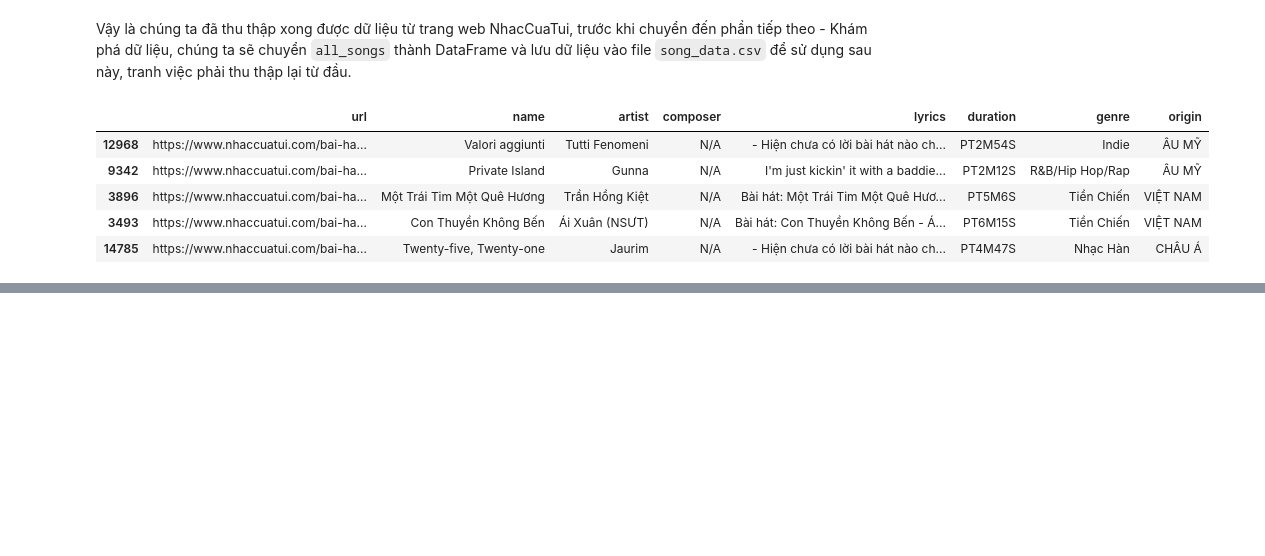
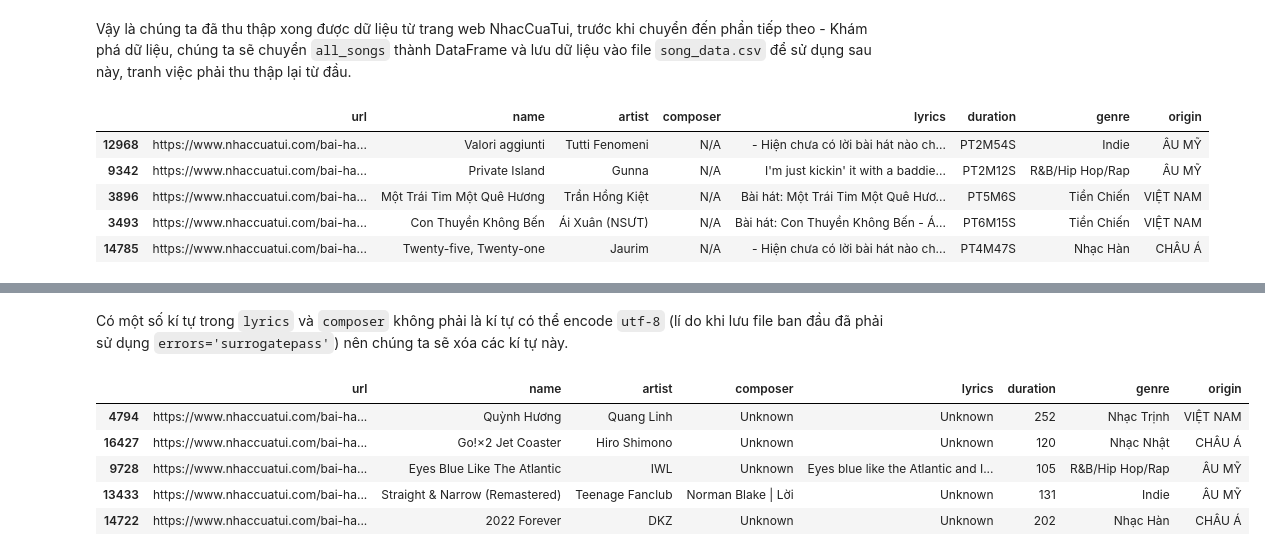
Before and after one commit to pililover/Visualization-Lab, a Jupyter notebook: sourcecode/data_visualization.ipynb, the cells around one changed output, grey strips where cells are left out. Cells and saved outputs as stored; diff of their text form; code cells hidden in the pictures; blank space fills up the shorter version.

```diff
--- a/sourcecode/data_visualization.ipynb
+++ b/sourcecode/data_visualization.ipynb
@@ -235,0 +365,12 @@ Name: count, dtype: int64
+# %%
+def duration_to_seconds(duration):
+    match = re.match(r'PT(\d+)M(\d+)S', duration)
+    if match:
+        min = int(match.group(1))
+        sec = int(match.group(2))
+        return min * 60 + sec
+    return 0
+
+raw_df['duration'] = raw_df['duration'].apply(duration_to_seconds)
+raw_df.sample(5)
+display(raw_df.info())
@@ -235,0 +437,7 @@ Name: count, dtype: int64
+# %%
+raw_df['composer'] = raw_df['composer'].fillna('Unknown')
+raw_df['lyrics'] = raw_df['lyrics'].fillna('Unknown')
+raw_df.loc[raw_df['lyrics'].str.contains('- Hiện chưa có lời bài hát nào', na=False), 'lyrics'] = 'Unknown'
+find_missing_lyrics_comp(raw_df)
+print('\nNgoài ra, giá trị thiếu còn lại:')
+display(raw_df.isna().sum())
@@ -235,0 +464,5 @@ Name: count, dtype: int64
+# %%
+raw_df= raw_df.dropna(subset=['artist'])
+raw_df.loc[raw_df['artist'].str.contains('Various Artists', na=False), 'artist'] = 'Unknown'
+find_missing_lyrics_comp(raw_df)
+raw_df.isna().sum()
@@ -235,0 +498,8 @@ Name: count, dtype: int64
+# %%
+raw_df['lyrics'] = raw_df['lyrics'].str.replace(r'[\n\r\t]', ' ', regex=True)
+raw_df['lyrics'] = raw_df['lyrics'].str.replace(r'\.\.\.', '', regex=True)
+
+raw_df['composer'] = raw_df['composer'].str.replace(r'[\n\r\t]', ' ', regex=True)
+raw_df['composer'] = raw_df['composer'].str.replace(r'\.\.\.', '', regex=True)
+
+raw_df.head(5)
@@ -235,0 +513,17 @@ Name: count, dtype: int64
+# %% [markdown]
+Có một số kí tự trong `lyrics` và `composer` không phải là kí tự có thể encode `utf-8` (lí do khi lưu file ban đầu đã phải sử dụng `errors='surrogatepass'`) nên chúng ta sẽ xóa các kí tự này.
+# %%
+def remove_non_utf8(text):
+    return text.encode('utf-8', 'ignore').decode('utf-8')
+
+raw_df['lyrics'] = raw_df['lyrics'].apply(remove_non_utf8)
+raw_df['composer'] = raw_df['composer'].apply(remove_non_utf8)
+
+raw_df.sample(5)
+# %% [output]
+|  | url | name | artist | composer | lyrics | duration | genre | origin |
+| 4794 | https://www.nhaccuatui.com/bai-ha... | Quỳnh Hương | Quang Linh | Unknown | Unknown | 252 | Nhạc Trịnh | VIỆT NAM |
+| 16427 | https://www.nhaccuatui.com/bai-ha... | Go!×2 Jet Coaster | Hiro Shimono | Unknown | Unknown | 120 | Nhạc Nhật | CHÂU Á |
+| 9728 | https://www.nhaccuatui.com/bai-ha... | Eyes Blue Like The Atlantic | IWL | Unknown | Eyes blue like the Atlantic and I... | 105 | R&B/Hip Hop/Rap | ÂU MỸ |
+| 13433 | https://www.nhaccuatui.com/bai-ha... | Straight & Narrow (Remastered) | Teenage Fanclub | Norman Blake | Lời | Unknown | 131 | Indie | ÂU MỸ |
+| 14722 | https://www.nhaccuatui.com/bai-ha... | 2022 Forever | DKZ | Unknown | Unknown | 202 | Nhạc Hàn | CHÂU Á |
```
Also changed, not shown: parts of 55 cells of this notebook, 3 other files.
